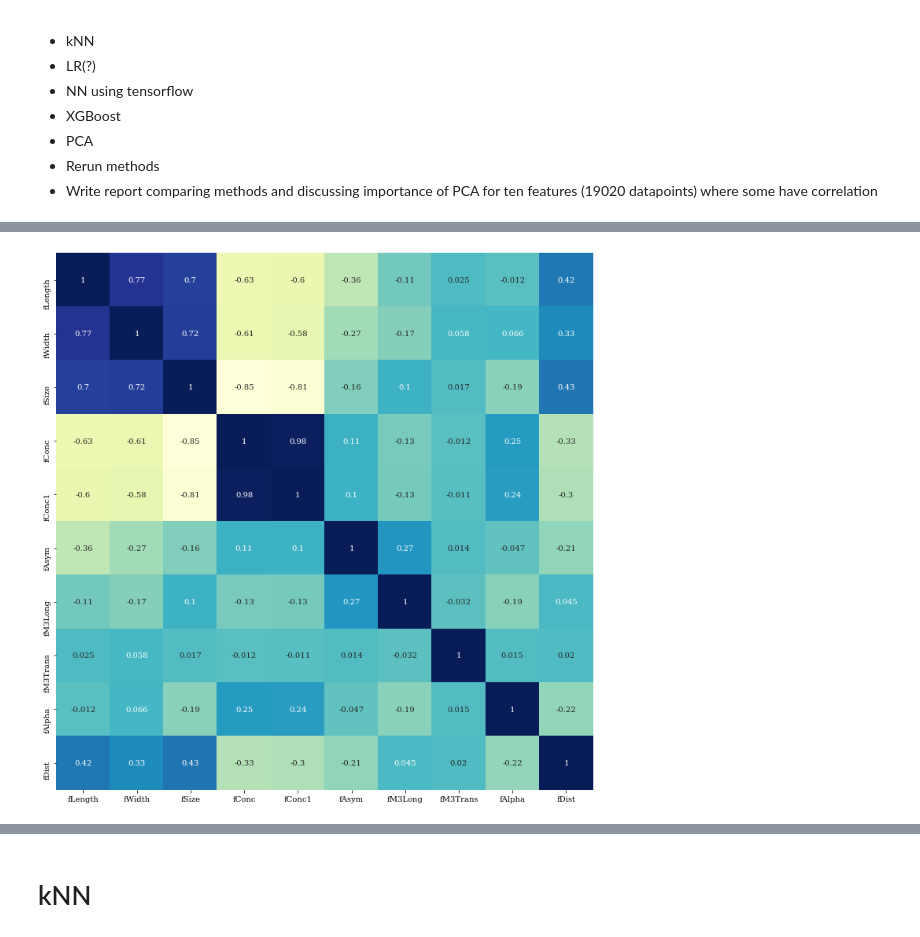
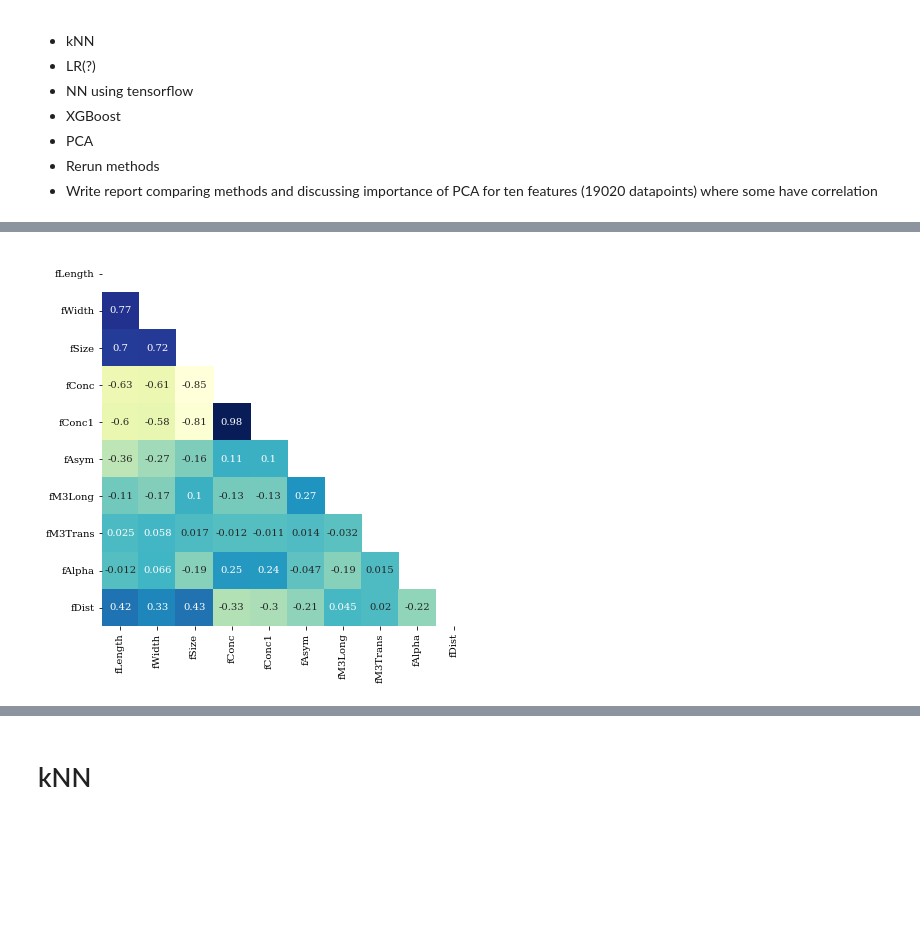
Before and after one commit to liseanh/FYS-STK4155-project3, a Jupyter notebook: src/Exploring data.ipynb, the cells around one changed output, grey strips where cells are left out. Drawn from its saved outputs; the diff is of its cells as text; code cells hidden in the pictures; blank space fills up the shorter version.

Commit message:
Updated correlation matrix figure

```diff
--- a/src/Exploring data.ipynb
+++ b/src/Exploring data.ipynb
@@ -94,14 +94,21 @@ del df
 [interactive output not drawn]
 # %%
 # Plotting correlation matrix
-fig, ax = plt.subplots(figsize=(10 * 1.618, 10))
-sns.heatmap(X_train.corr(), cmap="YlGnBu", ax=ax, square=True, annot=True, cbar=False)
+fig, ax = plt.subplots(figsize=(6.24123, 6.24123))
+X_train_corr = X_train.corr()
+mask = np.triu(X_train_corr)
+mask = np.ma.array(X_train_corr.to_numpy(), mask=mask)
+X_train_corr = pd.DataFrame(
+    mask, columns=X_train_corr.columns, index=X_train_corr.index,
+)
+sns.heatmap(X_train_corr, cmap="YlGnBu", ax=ax, square=True, annot=True, cbar=False)
 ax.set_ylim([10, 0])
 ax.set_xlim([0, 10])
 fig.tight_layout()
+fig.savefig("../doc/figures/correlation_matrix_train.pdf", dpi=1000)
 plt.show()
 # %% [output]
-[figure, old version]
+[figure, new version]
 [interactive output not drawn]
 # %% [markdown]
 # kNN
```
Also changed, not shown: 4 other files.
